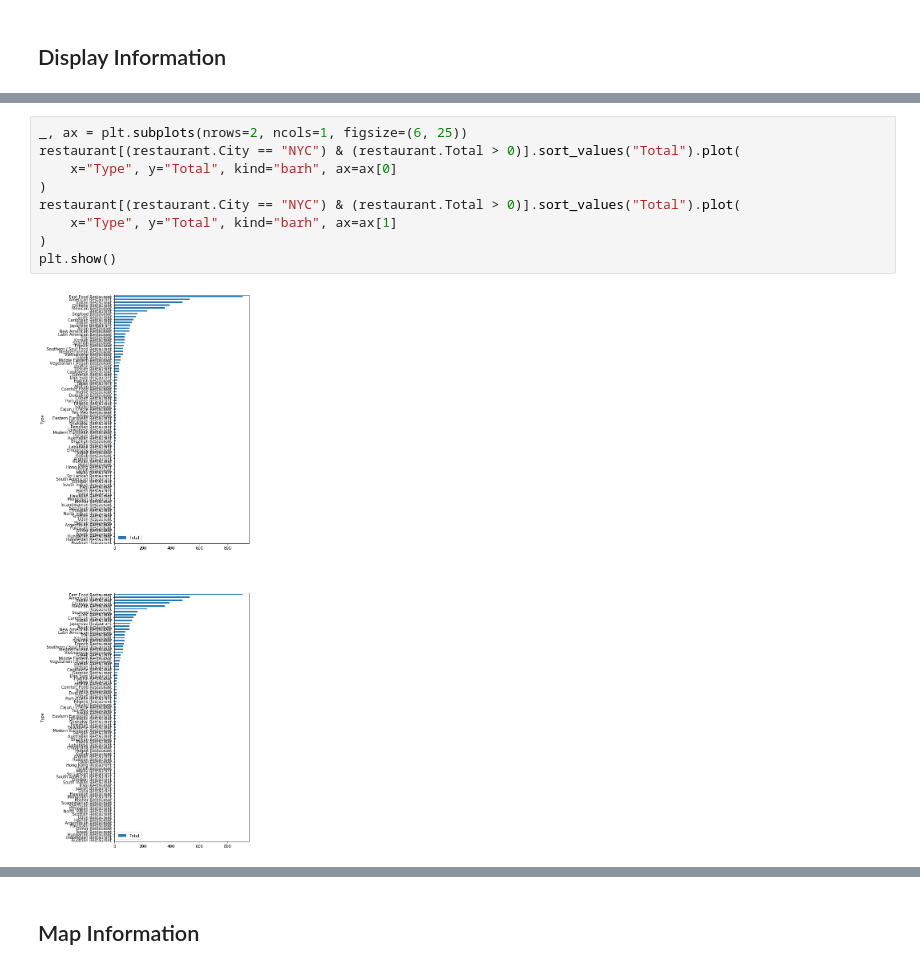
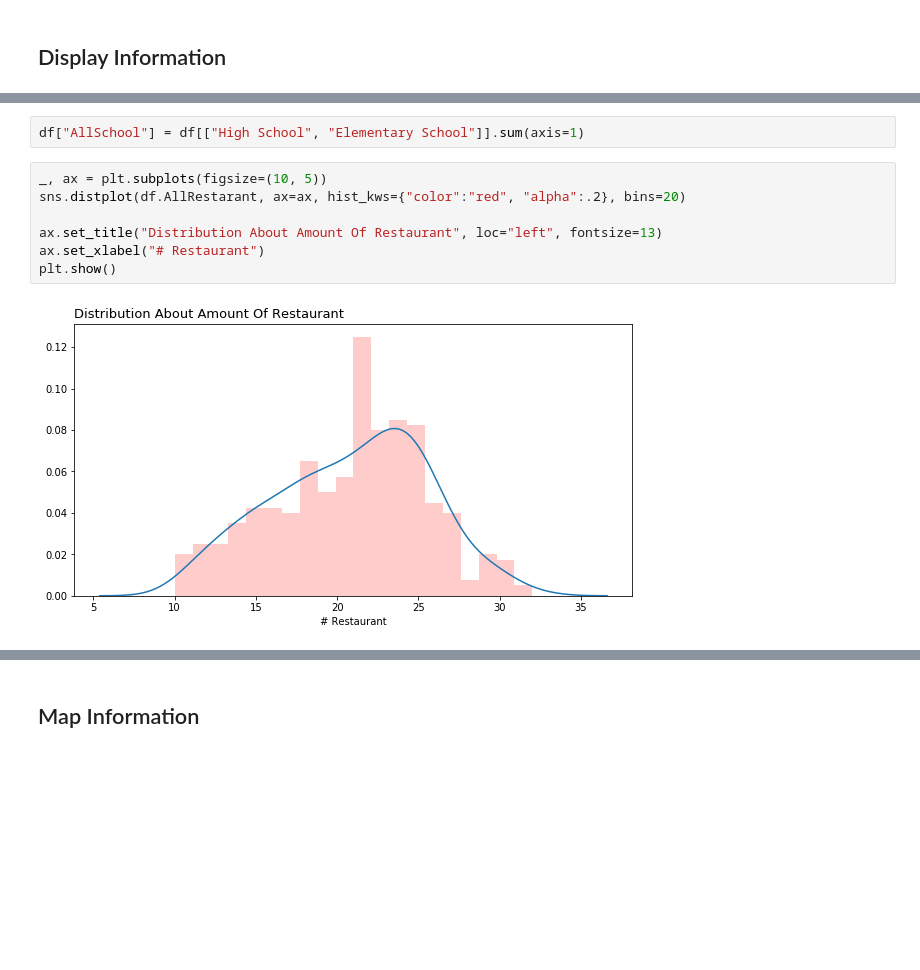
Before and after one commit to TusharGaur/Coursera_Capstone-1, a Jupyter notebook: The Battle of Neighborhoods Project.ipynb, the cells around one changed output, grey strips where cells are left out. Saved outputs shown, nothing was run; the diff lists cells and outputs as text; blank space fills up the shorter version.

```diff
--- a/The Battle of Neighborhoods Project.ipynb
+++ b/The Battle of Neighborhoods Project.ipynb
@@ -375,11 +400,11 @@ raw_data.groupby("City")[
-# %%
-_, ax = plt.subplots(nrows=2, ncols=1, figsize=(6, 25))
-restaurant[(restaurant.City == "NYC") & (restaurant.Total > 0)].sort_values("Total").plot(
-    x="Type", y="Total", kind="barh", ax=ax[0]
-)
-restaurant[(restaurant.City == "NYC") & (restaurant.Total > 0)].sort_values("Total").plot(
-    x="Type", y="Total", kind="barh", ax=ax[1]
-)
-plt.show()
-# %% [output]
-[figure, removed]
+# %%
+df["AllSchool"] = df[["High School", "Elementary School"]].sum(axis=1)
+# %%
+_, ax = plt.subplots(figsize=(10, 5))
+sns.distplot(df.AllRestarant, ax=ax, hist_kws={"color":"red", "alpha":.2}, bins=20)
+
+ax.set_title("Distribution About Amount Of Restaurant", loc="left", fontsize=13)
+ax.set_xlabel("# Restaurant")
+plt.show()
+# %% [output]
+[figure, added]
```
Also changed, not shown: parts of 126 cells of this notebook, 6 other files.
